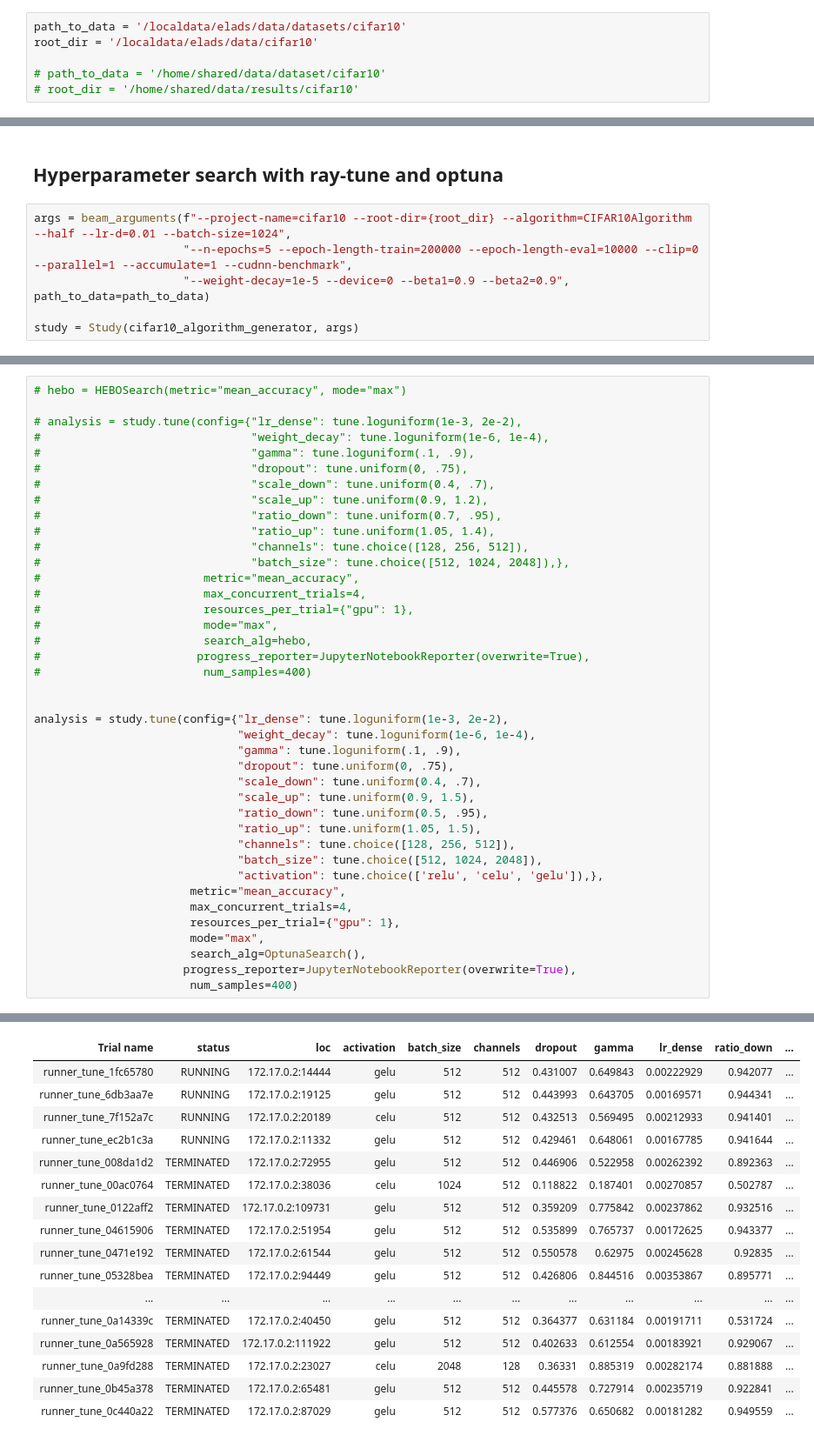
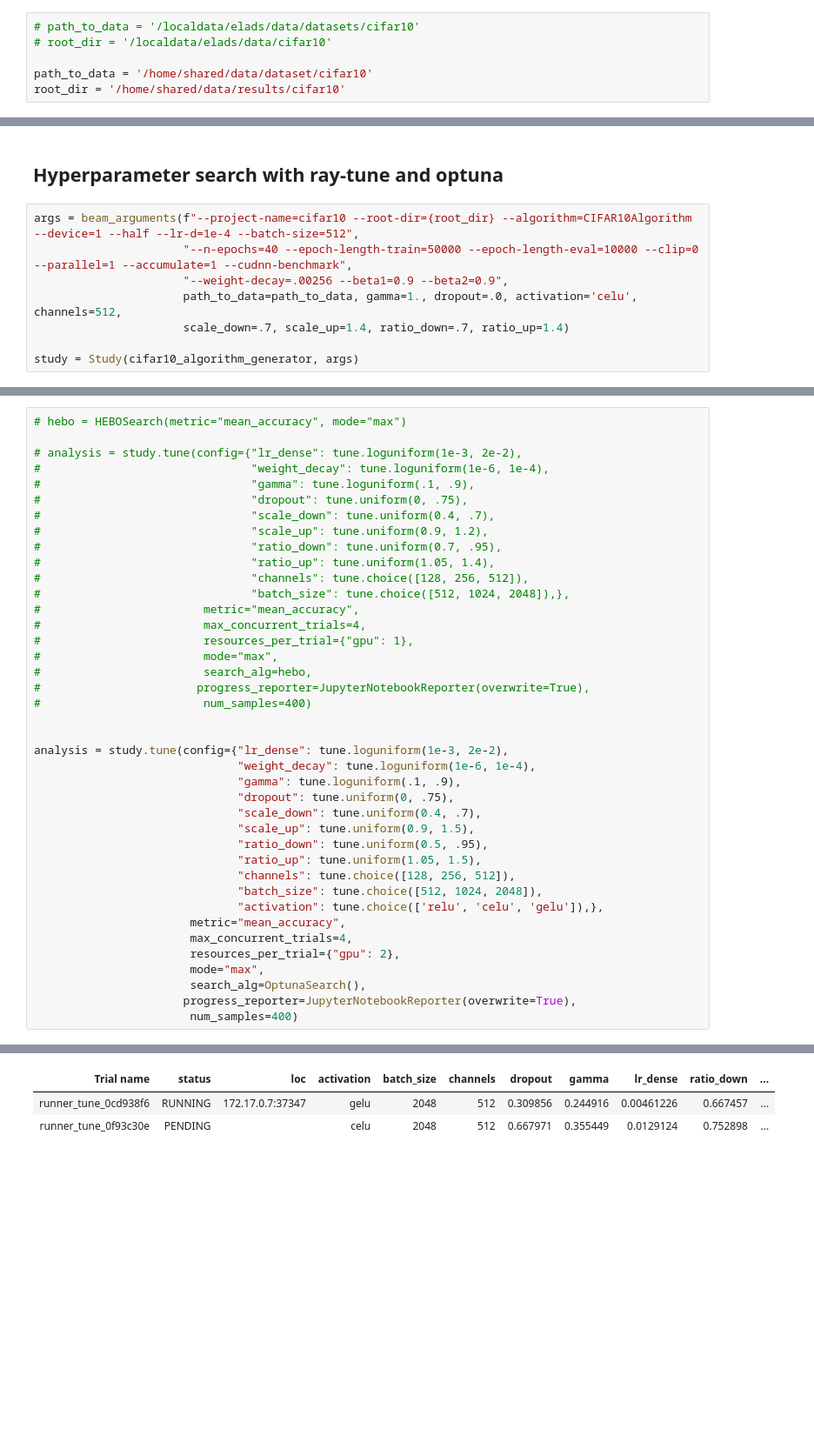
Before and after one commit to mlutils/beamds, a Jupyter notebook: notebooks/beam_cifar10.ipynb, the cells around one changed output, grey strips where cells are left out. Shown at 87% size. Cells and saved outputs as stored; diff of their text form; blank space fills up the shorter version.

```diff
--- a/notebooks/beam_cifar10.ipynb
+++ b/notebooks/beam_cifar10.ipynb
@@ -37,9 +42,9 @@ from ray.tune.suggest.hebo import HEBOSearch
 # %%
-path_to_data = '/localdata/elads/data/datasets/cifar10'
-root_dir = '/localdata/elads/data/cifar10'
+# path_to_data = '/localdata/elads/data/datasets/cifar10'
+# root_dir = '/localdata/elads/data/cifar10'
 
-# path_to_data = '/home/shared/data/dataset/cifar10'
-# root_dir = '/home/shared/data/results/cifar10'
+path_to_data = '/home/shared/data/dataset/cifar10'
+root_dir = '/home/shared/data/results/cifar10'
 # %% [markdown]
 ## Training with a single worker
 # %%
@@ -276,9 +177,11 @@ My suggestion
 # %% [markdown]
 ## Hyperparameter search with ray-tune and optuna
 # %%
-args = beam_arguments(f"--project-name=cifar10 --root-dir={root_dir} --algorithm=CIFAR10Algorithm --half --lr-d=0.01 --batch-size=1024",
-                      "--n-epochs=5 --epoch-length-train=200000 --epoch-length-eval=10000 --clip=0 --parallel=1 --accumulate=1 --cudnn-benchmark",
-                      "--weight-decay=1e-5 --device=0 --beta1=0.9 --beta2=0.9", path_to_data=path_to_data)
+args = beam_arguments(f"--project-name=cifar10 --root-dir={root_dir} --algorithm=CIFAR10Algorithm --device=1 --half --lr-d=1e-4 --batch-size=512",
+                      "--n-epochs=40 --epoch-length-train=50000 --epoch-length-eval=10000 --clip=0 --parallel=1 --accumulate=1 --cudnn-benchmark",
+                      "--weight-decay=.00256 --beta1=0.9 --beta2=0.9",
+                      path_to_data=path_to_data, gamma=1., dropout=.0, activation='celu', channels=512,
+                      scale_down=.7, scale_up=1.4, ratio_down=.7, ratio_up=1.4)
 
 study = Study(cifar10_algorithm_generator, args)
 # %% [output]
@@ -334,7 +237,7 @@ analysis = study.tune(config={"lr_dense": tune.loguniform(1e-3, 2e-2),
                               "activation": tune.choice(['relu', 'celu', 'gelu']),},
                        metric="mean_accuracy",
                        max_concurrent_trials=4,
-                       resources_per_trial={"gpu": 1},
+                       resources_per_trial={"gpu": 2},
                        mode="max",
                        search_alg=OptunaSearch(),
                       progress_reporter=JupyterNotebookReporter(overwrite=True),
@@ -351,17 +254,3 @@ Number of trials: 300/400 (4 RUNNING, 296 TERMINATED)
 | Trial name | status | loc | activation | batch_size | channels | dropout | gamma | lr_dense | ratio_down | ... |
-| runner_tune_1fc65780 | RUNNING | 172.17.0.2:14444 | gelu | 512 | 512 | 0.431007 | 0.649843 | 0.00222929 | 0.942077 | ... |
-| runner_tune_6db3aa7e | RUNNING | 172.17.0.2:19125 | gelu | 512 | 512 | 0.443993 | 0.643705 | 0.00169571 | 0.944341 | ... |
-| runner_tune_7f152a7c | RUNNING | 172.17.0.2:20189 | celu | 512 | 512 | 0.432513 | 0.569495 | 0.00212933 | 0.941401 | ... |
-| runner_tune_ec2b1c3a | RUNNING | 172.17.0.2:11332 | gelu | 512 | 512 | 0.429461 | 0.648061 | 0.00167785 | 0.941644 | ... |
-| runner_tune_008da1d2 | TERMINATED | 172.17.0.2:72955 | gelu | 512 | 512 | 0.446906 | 0.522958 | 0.00262392 | 0.892363 | ... |
-| runner_tune_00ac0764 | TERMINATED | 172.17.0.2:38036 | celu | 1024 | 512 | 0.118822 | 0.187401 | 0.00270857 | 0.502787 | ... |
-| runner_tune_0122aff2 | TERMINATED | 172.17.0.2:109731 | gelu | 512 | 512 | 0.359209 | 0.775842 | 0.00237862 | 0.932516 | ... |
-| runner_tune_04615906 | TERMINATED | 172.17.0.2:51954 | gelu | 512 | 512 | 0.535899 | 0.765737 | 0.00172625 | 0.943377 | ... |
-| runner_tune_0471e192 | TERMINATED | 172.17.0.2:61544 | gelu | 512 | 512 | 0.550578 | 0.62975 | 0.00245628 | 0.92835 | ... |
-| runner_tune_05328bea | TERMINATED | 172.17.0.2:94449 | gelu | 512 | 512 | 0.426806 | 0.844516 | 0.00353867 | 0.895771 | ... |
-| ... | ... | ... | ... | ... | ... | ... | ... | ... | ... | ... |
-| runner_tune_0a14339c | TERMINATED | 172.17.0.2:40450 | gelu | 512 | 512 | 0.364377 | 0.631184 | 0.00191711 | 0.531724 | ... |
-| runner_tune_0a565928 | TERMINATED | 172.17.0.2:111922 | gelu | 512 | 512 | 0.402633 | 0.612554 | 0.00183921 | 0.929067 | ... |
-| runner_tune_0a9fd288 | TERMINATED | 172.17.0.2:23027 | celu | 2048 | 128 | 0.36331 | 0.885319 | 0.00282174 | 0.881888 | ... |
-| runner_tune_0b45a378 | TERMINATED | 172.17.0.2:65481 | gelu | 512 | 512 | 0.445578 | 0.727914 | 0.00235719 | 0.922841 | ... |
-| runner_tune_0c440a22 | TERMINATED | 172.17.0.2:87029 | gelu | 512 | 512 | 0.577376 | 0.650682 | 0.00181282 | 0.949559 | ... |
+| runner_tune_0cd938f6 | RUNNING | 172.17.0.7:37347 | gelu | 2048 | 512 | 0.309856 | 0.244916 | 0.00461226 | 0.667457 | ... |
+| runner_tune_0f93c30e | PENDING |  | celu | 2048 | 512 | 0.667971 | 0.355449 | 0.0129124 | 0.752898 | ... |
```
Also changed, not shown: parts of 8 cells of this notebook, 1 other file.
